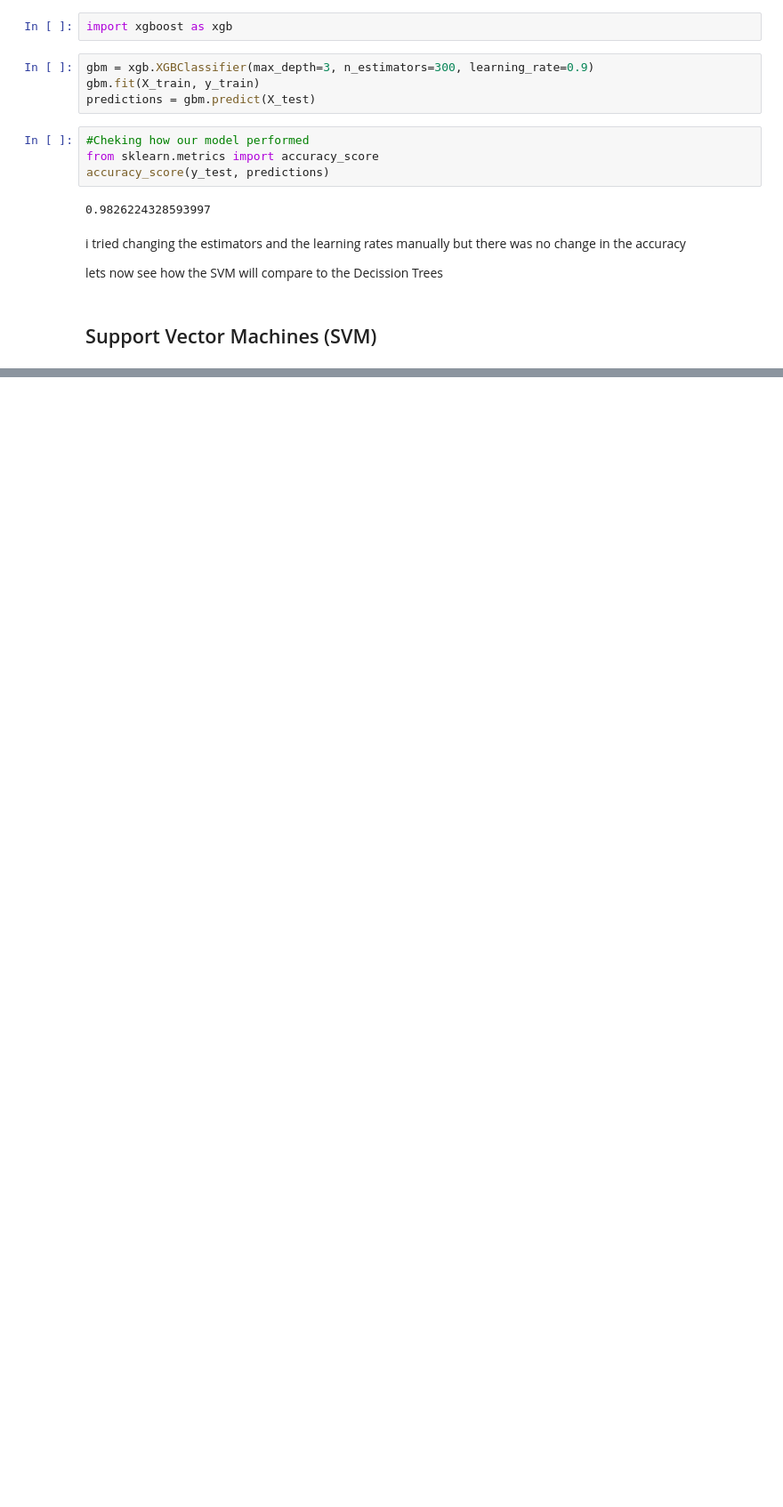
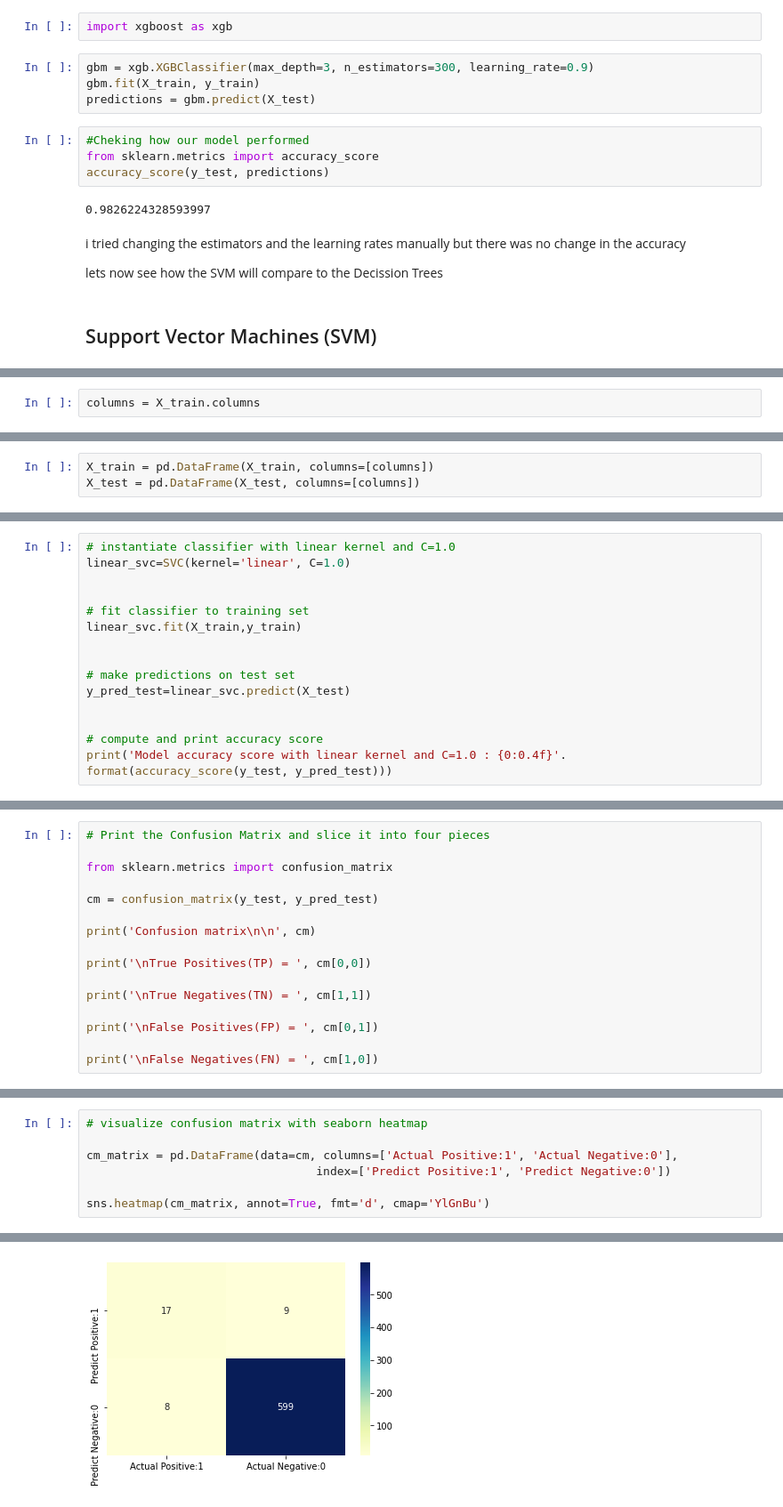
Before and after one commit to UnplugCharger/Week-8-Ip, a Jupyter notebook: Week_8_IP.ipynb, the cells around one changed output, grey strips where cells are left out. Shown at 89% size. Cells and saved outputs as stored; diff of their text form; blank space fills up the shorter version.

```diff
--- a/Week_8_IP.ipynb
+++ b/Week_8_IP.ipynb
@@ -757,0 +780,2 @@ lets now see how the SVM will compare  to the Decission Trees
+# %%
+columns = X_train.columns
@@ -757,0 +790,3 @@ lets now see how the SVM will compare  to the Decission Trees
+# %%
+X_train = pd.DataFrame(X_train, columns=[columns])
+X_test = pd.DataFrame(X_test, columns=[columns])
@@ -757,0 +896,15 @@ lets now see how the SVM will compare  to the Decission Trees
+# %%
+# instantiate classifier with linear kernel and C=1.0
+linear_svc=SVC(kernel='linear', C=1.0)
+
+
+# fit classifier to training set
+linear_svc.fit(X_train,y_train)
+
+
+# make predictions on test set
+y_pred_test=linear_svc.predict(X_test)
+
+
+# compute and print accuracy score
+print('Model accuracy score with linear kernel and C=1.0 : {0:0.4f}'. format(accuracy_score(y_test, y_pred_test)))
@@ -757,0 +1052,16 @@ lets now see how the SVM will compare  to the Decission Trees
+# %%
+# Print the Confusion Matrix and slice it into four pieces
+
+from sklearn.metrics import confusion_matrix
+
+cm = confusion_matrix(y_test, y_pred_test)
+
+print('Confusion matrix\n\n', cm)
+
+print('\nTrue Positives(TP) = ', cm[0,0])
+
+print('\nTrue Negatives(TN) = ', cm[1,1])
+
+print('\nFalse Positives(FP) = ', cm[0,1])
+
+print('\nFalse Negatives(FN) = ', cm[1,0])
@@ -757,0 +1093,8 @@ lets now see how the SVM will compare  to the Decission Trees
+# %%
+# visualize confusion matrix with seaborn heatmap
+
+cm_matrix = pd.DataFrame(data=cm, columns=['Actual Positive:1', 'Actual Negative:0'],
+                                 index=['Predict Positive:1', 'Predict Negative:0'])
+
+sns.heatmap(cm_matrix, annot=True, fmt='d', cmap='YlGnBu')
+# %% [output]
@@ -757,0 +1102 @@ lets now see how the SVM will compare  to the Decission Trees
+[figure, added]
```
Also changed, not shown: parts of 48 cells of this notebook.
